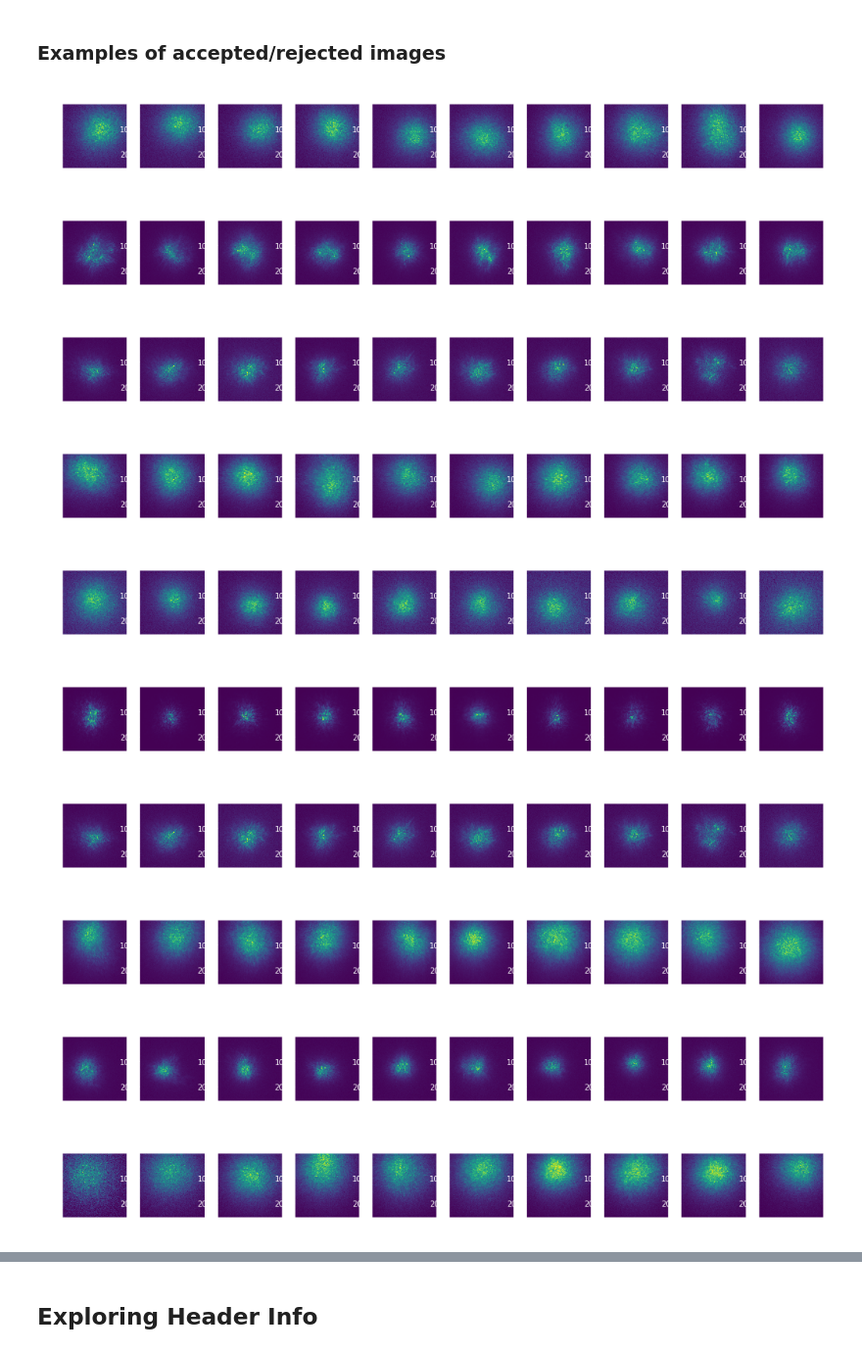
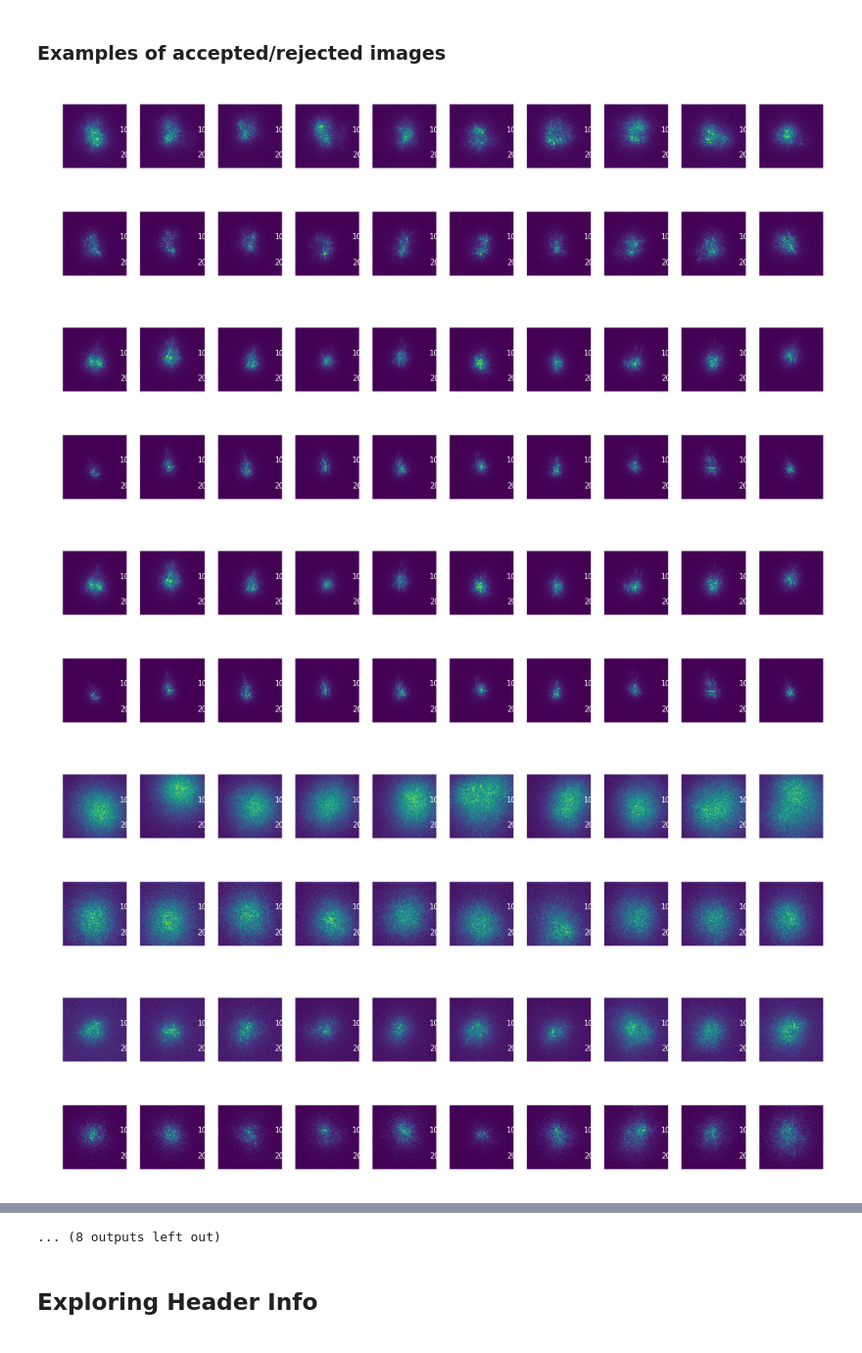
Before and after one commit to cahebert/speckles, a Jupyter notebook: Code/Data Processing.ipynb, the cells around one changed output, grey strips where cells are left out. Shown at 98% size. Saved outputs shown, nothing was run; the diff lists cells and outputs as text; code cells hidden in the pictures.

Commit message:
rerun rejection and comparison with fixed FWHM estimates

```diff
--- a/Code/Data Processing.ipynb
+++ b/Code/Data Processing.ipynb
@@ -14,7 +14,8 @@ scratchdir = '/global/cscratch1/sd/chebert/rawSpeckles/'
 # %%
 # find all image files in the scratch directory
 fileNames = ! ls /global/cscratch1/sd/chebert/rawSpeckles/ | grep 'img'
-fileNames = [f for f in fileNames if f not in ['img_a_004.fits', 'img_a_388.fits', 'img_a_389.fits']]
+fileNames = [f for f in fileNames if f not in ['img_a_004.fits', 'img_a_388.fits', 'img_a_389.fits',
+                                               'img_b_004.fits', 'img_b_388.fits', 'img_b_389.fits']]
 # %%
 # check image shapes
 for file in fileNames:
@@ -141,17 +140,17 @@ for (k, v) in comDictB.items():
     plt.plot(v, fwhmDictB[k], 'o', color='indianred', fillstyle='none')
     plt.plot(comDictA[k_a], fwhmDictA[k_a], 'o', color='lightblue', fillstyle='none')
 
-    if v + 2*fwhmDictB[k] >= 128 or comDictA[k_a] + 2*fwhmDictA[k_a] >= 128:
+    if v + fwhmDictB[k] >= 128 or comDictA[k_a] + fwhmDictA[k_a] >= 128:
         rejected += 1
         plt.plot(v, fwhmDictB[k], 'o', color='indianred')
         plt.plot(comDictA[k_a], fwhmDictA[k_a], 'o', color='lightblue')
 
-xpts = np.linspace(0, 35, 20)
-plt.plot(xpts, 64 - xpts / 2, '--', color='grey')
+xpts = np.linspace(0, 75, 20)
+plt.plot(xpts, 128 - xpts, '--', color='grey')
 plt.xlabel('PSF center offset (center of mass)', fontsize=12)
 plt.ylabel('PSF size (FWHM)', fontsize=12)
-plt.ylim([0,82])
-plt.xlim([0,35])
+plt.ylim([0,140])
+plt.xlim([0,75])
 
 #custom legend
 from matplotlib.lines import Line2D
@@ -174,30 +173,37 @@ print(rejected)
 # %%
 for j in range(10):
     k_a = np.random.choice(list(comDictA.keys()))
-    com = comDictA[k_a]
-    fwhm = fwhmDictA[k_a]
+    k_b = k_a.split('_')[0] + '_b_' + k_a.split('_')[-1]
+    comA = comDictA[k_a]
+    fwhmA = fwhmDictA[k_a]
+    comB = comDictB[k_b]
+    fwhmB = fwhmDictB[k_b]
 
     hdu = fits.open(scratchdir + k_a)
-    series = hdu[0].data
+    seriesA = hdu[0].data
+    hdu.close()
+    hdu = fits.open(scratchdir + k_b)
+    seriesB = hdu[0].data
     hdu.close()
 
-    if com + 2*fwhm >= 128:
-        status = 'rejected'
-    else:
-        status = 'accepted'
+    status = 'rejected' if comA + fwhmA >= 128 or comB + fwhmB >= 128 else 'accepted'
 
     fig, axes = plt.subplots(1, 10, figsize=(18,2))
     axes[0].set_title(status)
     for i in range(10):
-        axes[i].imshow(series[i*100])
+        axes[i].imshow(seriesA[i*100])
+
+    fig, axes = plt.subplots(1, 10, figsize=(18,2))
+    for i in range(10):
+        axes[i].imshow(seriesB[i*100])
 # %% [output]
-[figure, old version]
+[figure, new version]
-[figure, old version]
+[figure, new version]
-[figure, old version]
+[figure, new version]
-[figure, old version]
+[figure, new version]
-[figure, old version]
+[figure, new version]
-[figure, old version]
+[figure, new version]
-[figure, old version]
+[figure, new version]
-[figure, old version]
+[figure, new version]
-[figure, old version]
+[figure, new version]
-[figure, old version]
+[figure, new version]
@@ -204,3 +212,4 @@ for j in range(10):
+... (8 outputs left out)
 # %% [markdown]
 ## Exploring Header Info
 # %%
```
Also changed, not shown: parts of 4 cells of this notebook, 1 other file.
